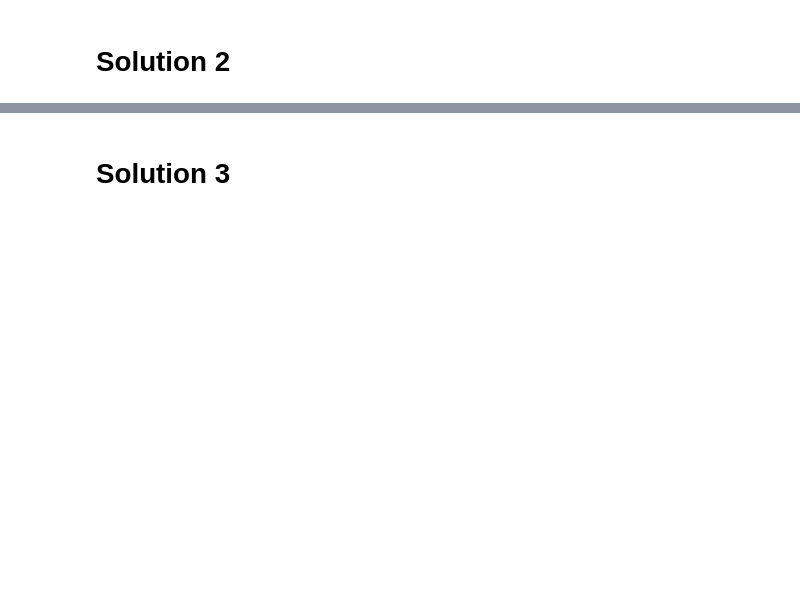
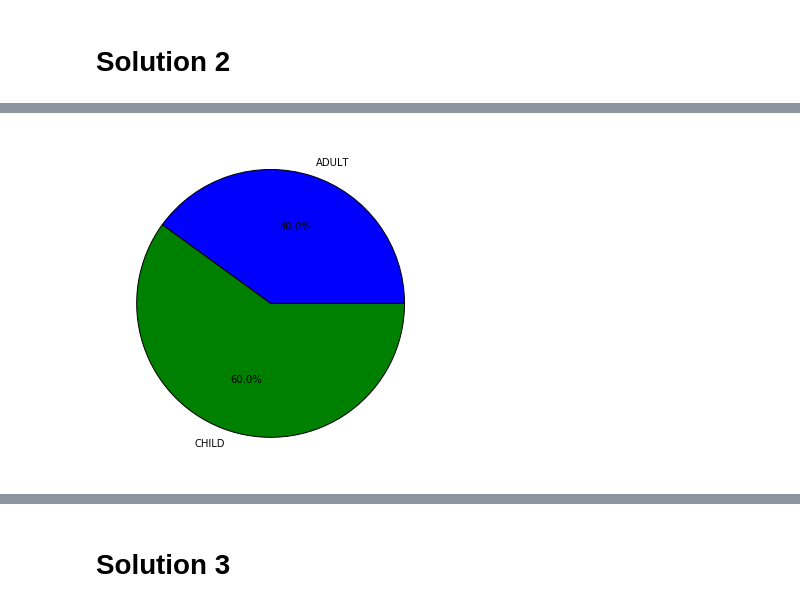
Before and after one commit to Rahul-Mondal/CS6220, a Jupyter notebook: M8-A7-Decision-Trees.ipynb, the cells around one changed output, grey strips where cells are left out. Drawn from its saved outputs; the diff is of its cells as text; code cells hidden in the pictures; blank space fills up the shorter version.

```diff
--- a/M8-A7-Decision-Trees.ipynb
+++ b/M8-A7-Decision-Trees.ipynb
@@ -64,0 +91,4 @@ hist = data.ix[:,0:4].hist(figsize=(8,6))
+# %%
+plot_feature('age', ['ADULT', 'CHILD'])
+# %% [output]
+[figure, added]
```
Also changed, not shown: parts of 33 cells of this notebook.
